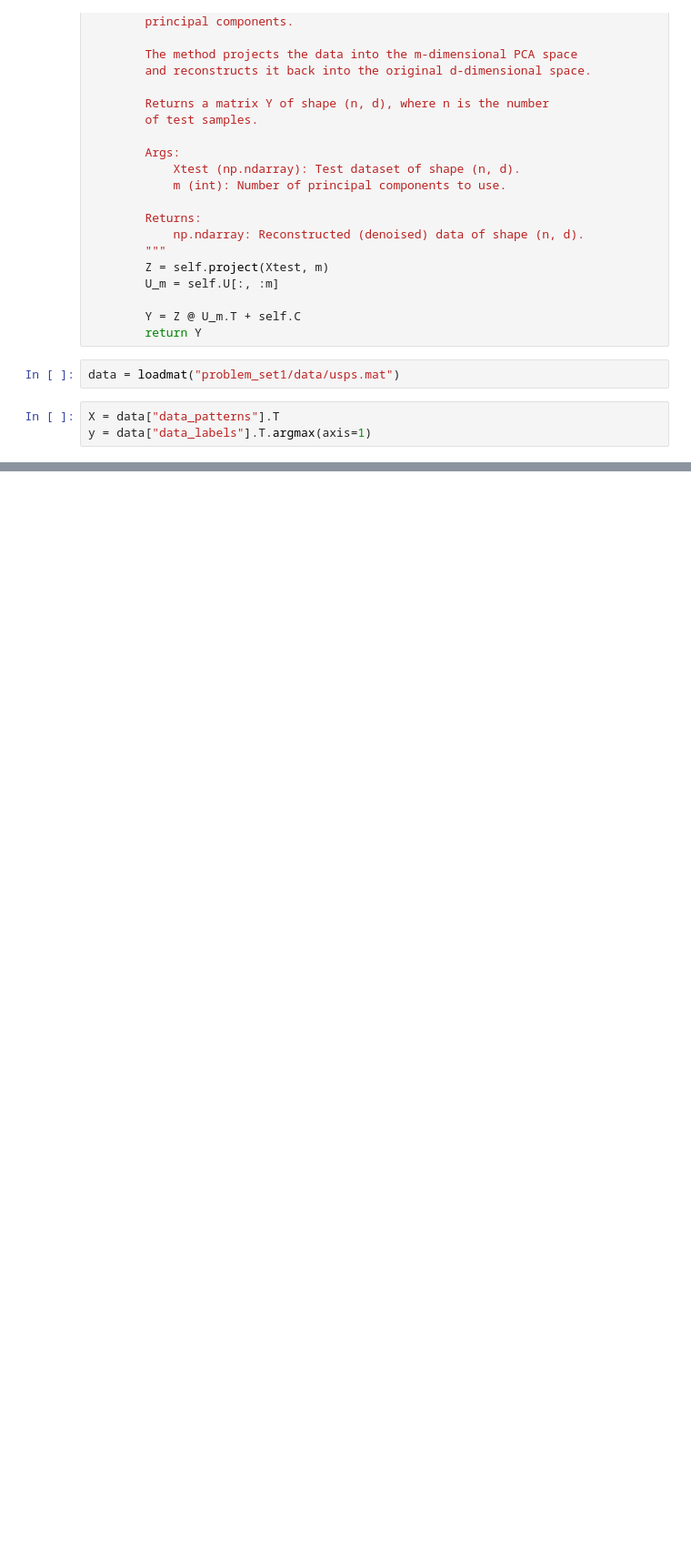
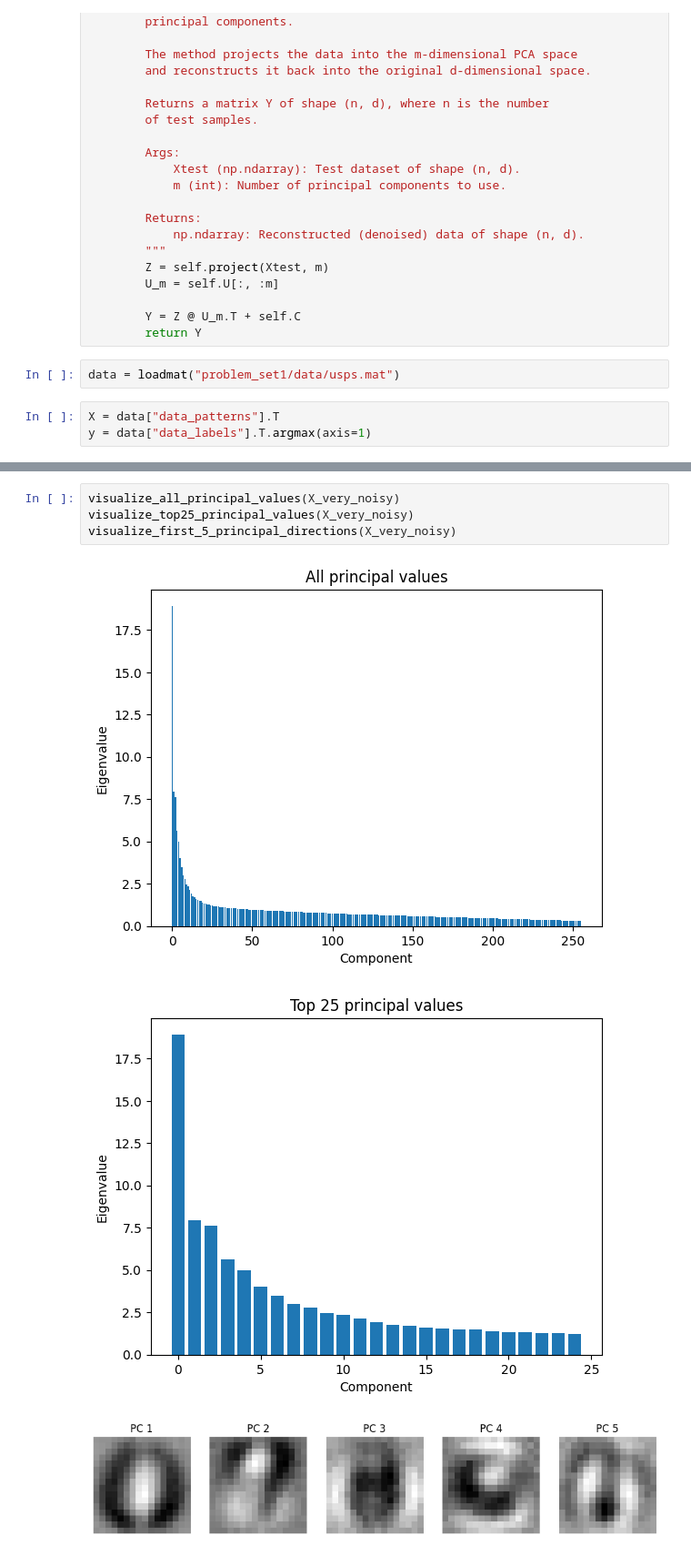
Before and after one commit to Zicko01/LabML, a Jupyter notebook: Milestone 1/1.ipynb, the cells around one changed output, grey strips where cells are left out. Shown at 91% size. Saved outputs shown, nothing was run; the diff lists cells and outputs as text; blank space fills up the shorter version.

```diff
--- a/Milestone 1/1.ipynb
+++ b/Milestone 1/1.ipynb
@@ -161,0 +185,8 @@ plt.show()
+# %%
+visualize_all_principal_values(X_very_noisy)
+visualize_top25_principal_values(X_very_noisy)
+visualize_first_5_principal_directions(X_very_noisy)
+# %% [output]
+[figure, added]
+[figure, added]
+[figure, added]
```
Also changed, not shown: parts of 18 cells of this notebook.
